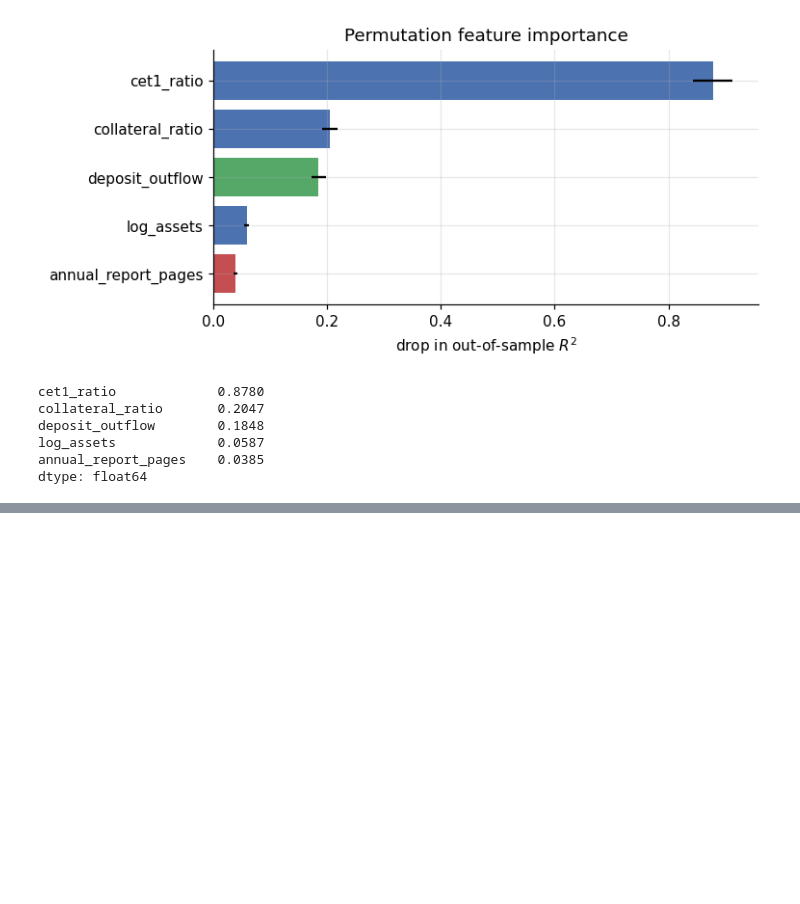
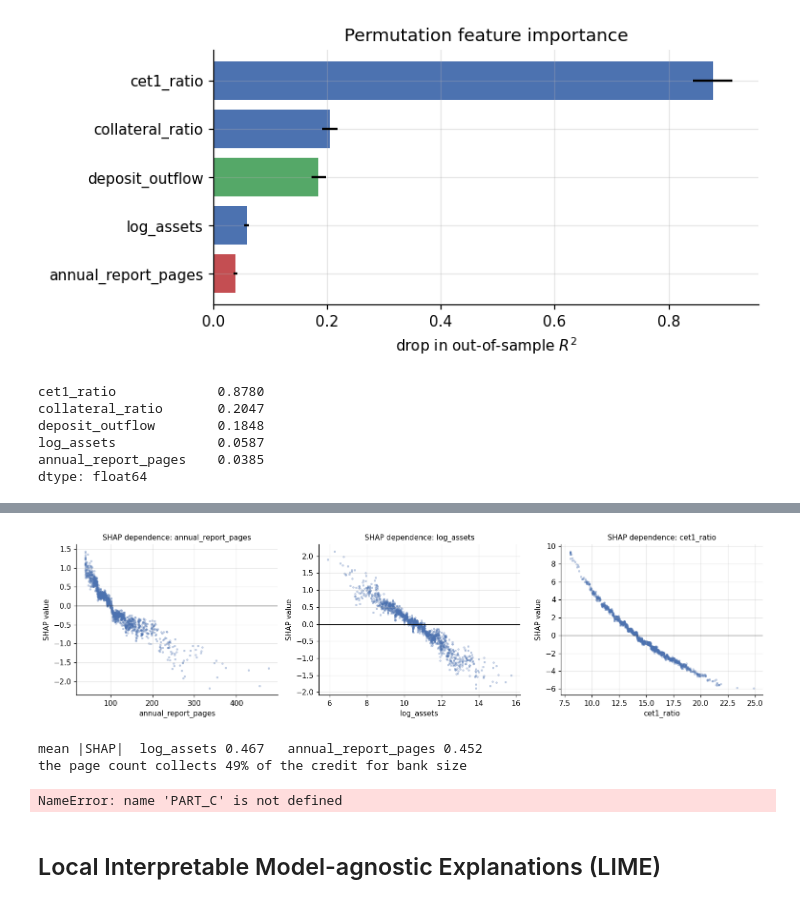
Before and after one commit to MLCoursesBBK/CEMLA_2026, a Jupyter notebook: Causal ML_Explainability.ipynb, the cells around one changed output, grey strips where cells are left out. Cells and saved outputs as stored; diff of their text form; code cells hidden in the pictures; blank space fills up the shorter version.

```diff
--- a/Causal ML_Explainability.ipynb
+++ b/Causal ML_Explainability.ipynb
@@ -925,0 +1025,38 @@ TypeError: PDP.__init__() got an unexpected keyword argument 'feature_names'
+# %%
+# SHAP dependence: the page count, and the variable it is shadowing
+fig, ax = plt.subplots(1, 3, figsize=(14, 3.8))
+for a, f in zip(ax, ["annual_report_pages", "log_assets", "cet1_ratio"]):
+    a.scatter(X_shap[f], sv.values[:, FEATURES.index(f)], s=5, alpha=.25, color="#4C72B0")
+    a.axhline(0, color="k", lw=.8); a.set_xlabel(f); a.set_ylabel("SHAP value")
+    a.set_title(f"SHAP dependence: {f}", fontsize=10)
+plt.tight_layout(); plt.show()
+
+sz = np.abs(sv.values[:, FEATURES.index("log_assets")]).mean()
+pg = np.abs(sv.values[:, FEATURES.index("annual_report_pages")]).mean()
+print(f"mean |SHAP|  log_assets {sz:.3f}   annual_report_pages {pg:.3f}")
+print(f"the page count collects {100*pg/(sz+pg):.0f}% of the credit for bank size")
+# %% [output]
+[figure, added]
+mean |SHAP|  log_assets 0.467   annual_report_pages 0.452
+the page count collects 49% of the credit for bank size
+# %%
+FEATURES_BAD = FEATURES + [COLLIDER]
+Xb_tr, Xb_te, yb_tr, yb_te = train_test_split(df[FEATURES_BAD], df[Y],
+                                              test_size=0.3, random_state=SEED)
+model_bad = xgb(3, **PART_C).fit(Xb_tr, yb_tr)
+print(f"R2 with the collider    : {model_bad.score(Xb_te, yb_te):.4f}   <-- BETTER prediction")
+print(f"R2 without the collider : {model.score(X_te, y_te):.4f}")
+
+ice_bad = partial_dependence(model_bad, Xb_te, [FEATURES_BAD.index(D)], kind="individual",
+                             grid_resolution=2, percentiles=(0.3, 0.7))
+gb = np.asarray((ice_bad.get("grid_values") or ice_bad.get("values"))[0])
+lb = ice_bad["individual"][0]
+slope_bad = ((lb[:, 1] - lb[:, 0]) / (gb[1] - gb[0])).mean()
+
+print(f"\nICE slope for D, good model     : {ice_slope.mean():.3f}")
+print(f"ICE slope for D, 'better' model : {slope_bad:.3f}    TRUTH {TRUE_ATE:.3f}")
+print("\nBetter predictive fit, worse causal answer.")
+# %% [output]
+NameError: name 'PART_C' is not defined
+# %% [markdown]
+## Local Interpretable Model-agnostic Explanations (LIME)
```
Also changed, not shown: parts of 23 cells of this notebook.
